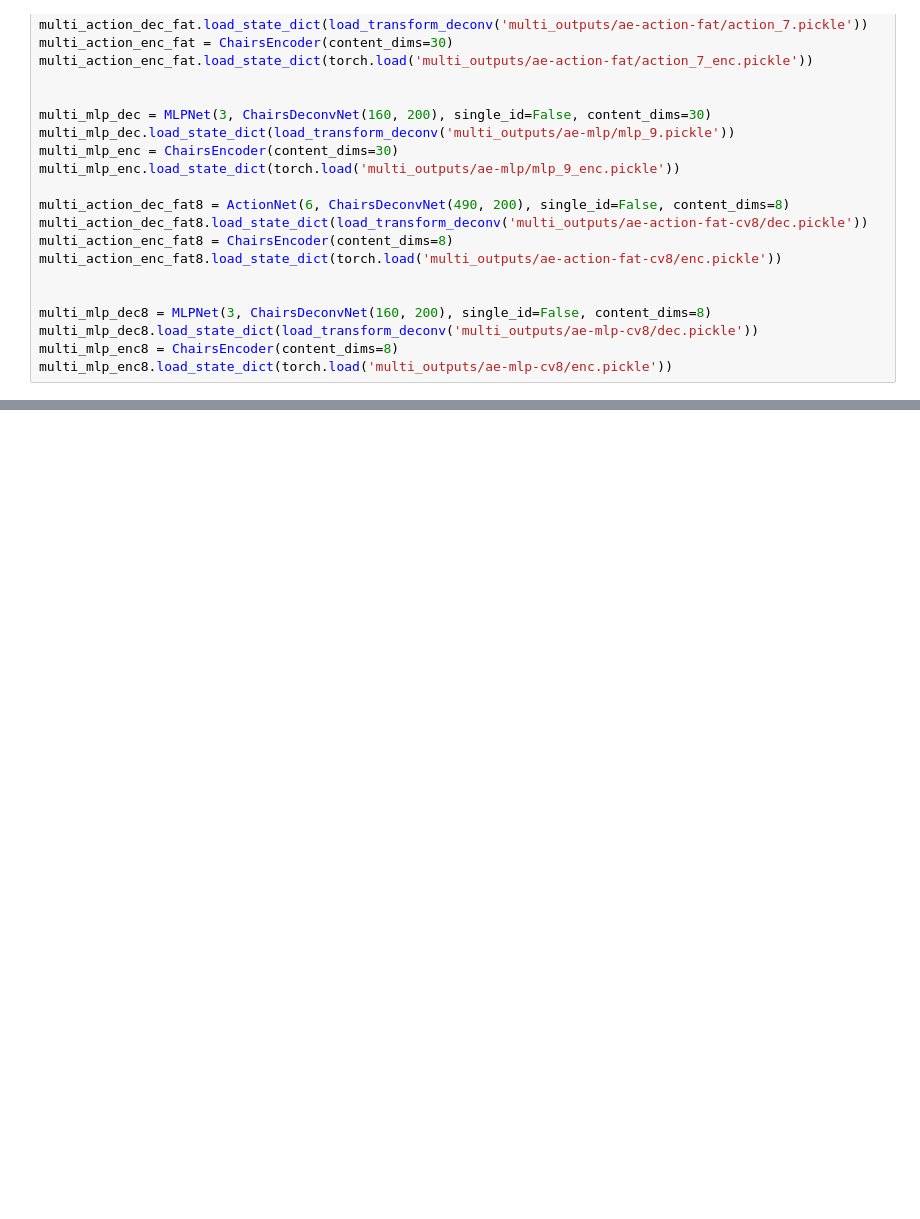
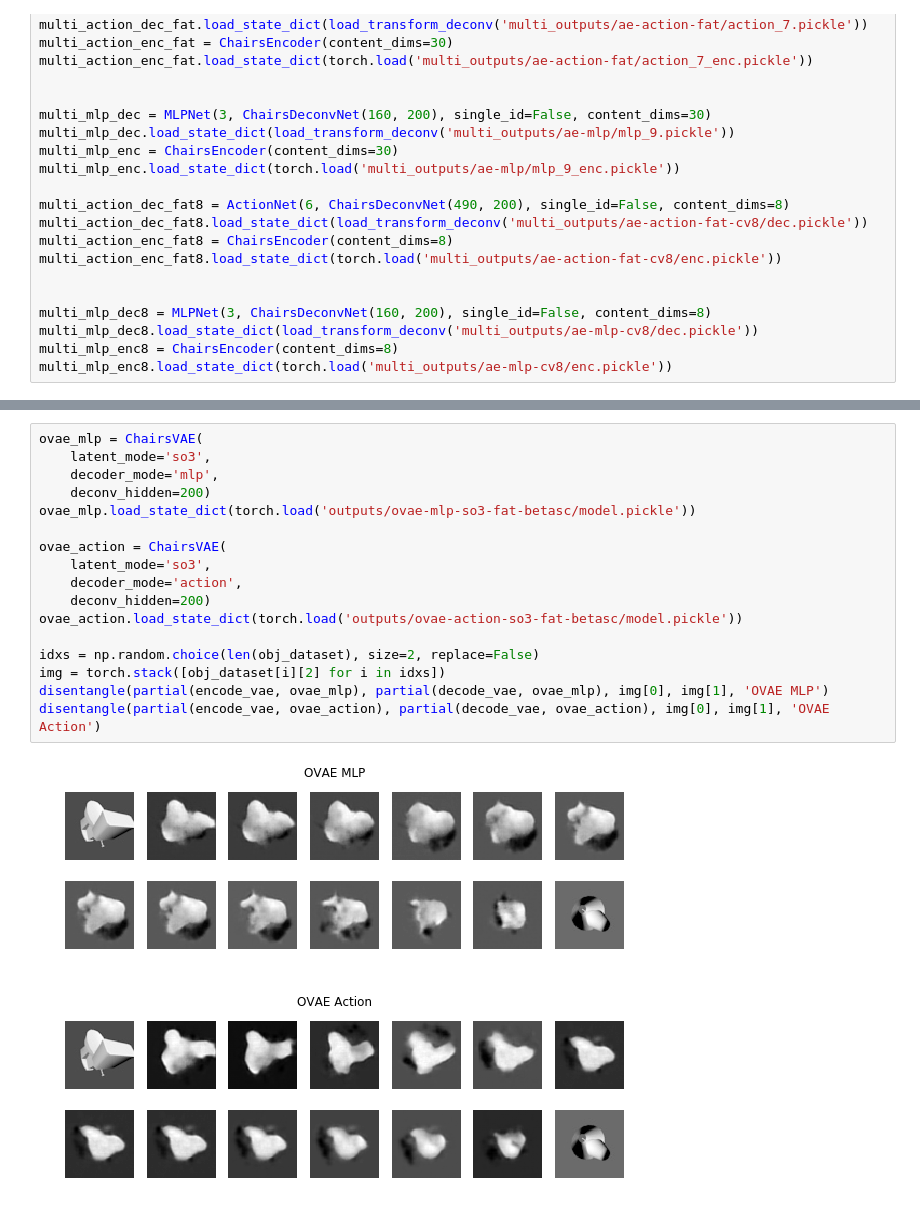
Before and after one commit to pimdh/lie-vae, a Jupyter notebook: supervised_interpolation.ipynb, the cells around one changed output, grey strips where cells are left out. Drawn from its saved outputs; the diff is of its cells as text; blank space fills up the shorter version.

```diff
--- a/supervised_interpolation.ipynb
+++ b/supervised_interpolation.ipynb
@@ -240,0 +257,20 @@ plot_output(imgs)
+# %%
+ovae_mlp = ChairsVAE(
+    latent_mode='so3',
+    decoder_mode='mlp',
+    deconv_hidden=200)
+ovae_mlp.load_state_dict(torch.load('outputs/ovae-mlp-so3-fat-betasc/model.pickle'))
+
+ovae_action = ChairsVAE(
+    latent_mode='so3',
+    decoder_mode='action',
+    deconv_hidden=200)
+ovae_action.load_state_dict(torch.load('outputs/ovae-action-so3-fat-betasc/model.pickle'))
+
+idxs = np.random.choice(len(obj_dataset), size=2, replace=False)
+img = torch.stack([obj_dataset[i][2] for i in idxs])
+disentangle(partial(encode_vae, ovae_mlp), partial(decode_vae, ovae_mlp), img[0], img[1], 'OVAE MLP')
+disentangle(partial(encode_vae, ovae_action), partial(decode_vae, ovae_action), img[0], img[1], 'OVAE Action')
+# %% [output]
+[figure, added]
+[figure, added]
```
Also changed, not shown: parts of 10 cells of this notebook, 11 other files.
